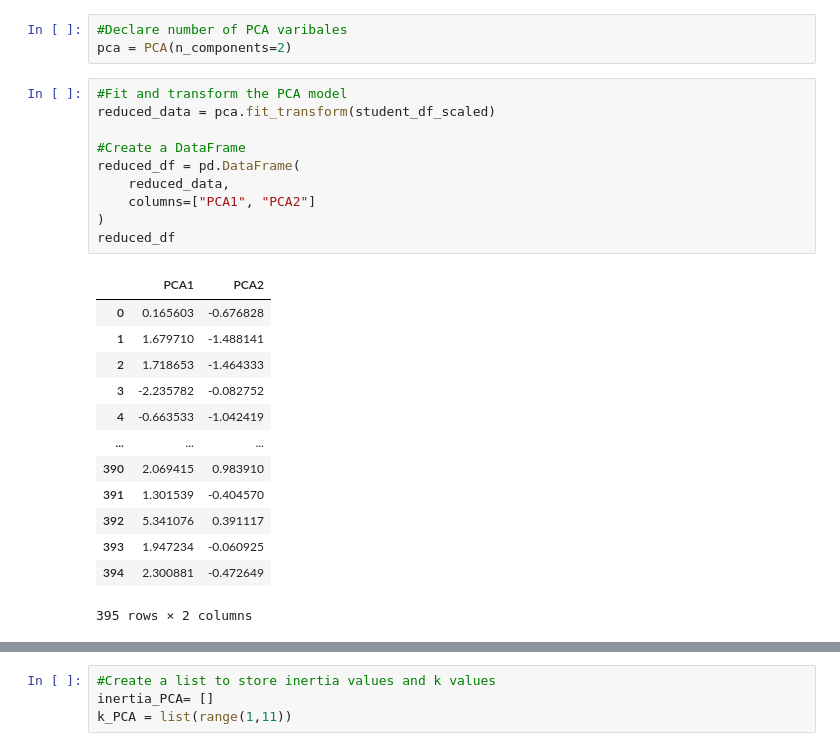
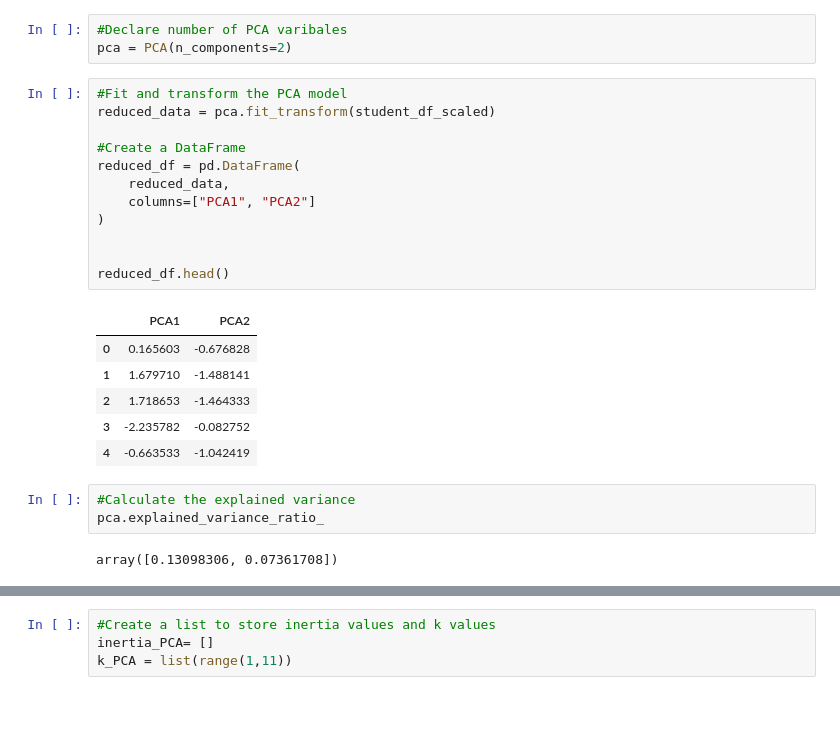
Before and after one commit to lilianaperezdiaz/student_predictor, a Jupyter notebook: Notebooks/K-Means_StudentData_LPD.ipynb, the cells around one changed output, grey strips where cells are left out. Saved outputs shown, nothing was run; the diff lists cells and outputs as text; blank space fills up the shorter version.

```diff
--- a/Notebooks/K-Means_StudentData_LPD.ipynb
+++ b/Notebooks/K-Means_StudentData_LPD.ipynb
@@ -222,24 +226,24 @@ pca = PCA(n_components=2)
 # %%
 #Fit and transform the PCA model
 reduced_data = pca.fit_transform(student_df_scaled)
 
 #Create a DataFrame
 reduced_df = pd.DataFrame(
     reduced_data,
     columns=["PCA1", "PCA2"]
 )
-reduced_df
+
+
+reduced_df.head()
 # %% [output]
 |  | PCA1 | PCA2 |
 | 0 | 0.165603 | -0.676828 |
 | 1 | 1.679710 | -1.488141 |
 | 2 | 1.718653 | -1.464333 |
 | 3 | -2.235782 | -0.082752 |
 | 4 | -0.663533 | -1.042419 |
-| ... | ... | ... |
-| 390 | 2.069415 | 0.983910 |
-| 391 | 1.301539 | -0.404570 |
-| 392 | 5.341076 | 0.391117 |
-| 393 | 1.947234 | -0.060925 |
-| 394 | 2.300881 | -0.472649 |
-395 rows × 2 columns
+# %%
+#Calculate the explained variance
+pca.explained_variance_ratio_
+# %% [output]
+array([0.13098306, 0.07361708])
```
Also changed, not shown: parts of 2 cells of this notebook.
